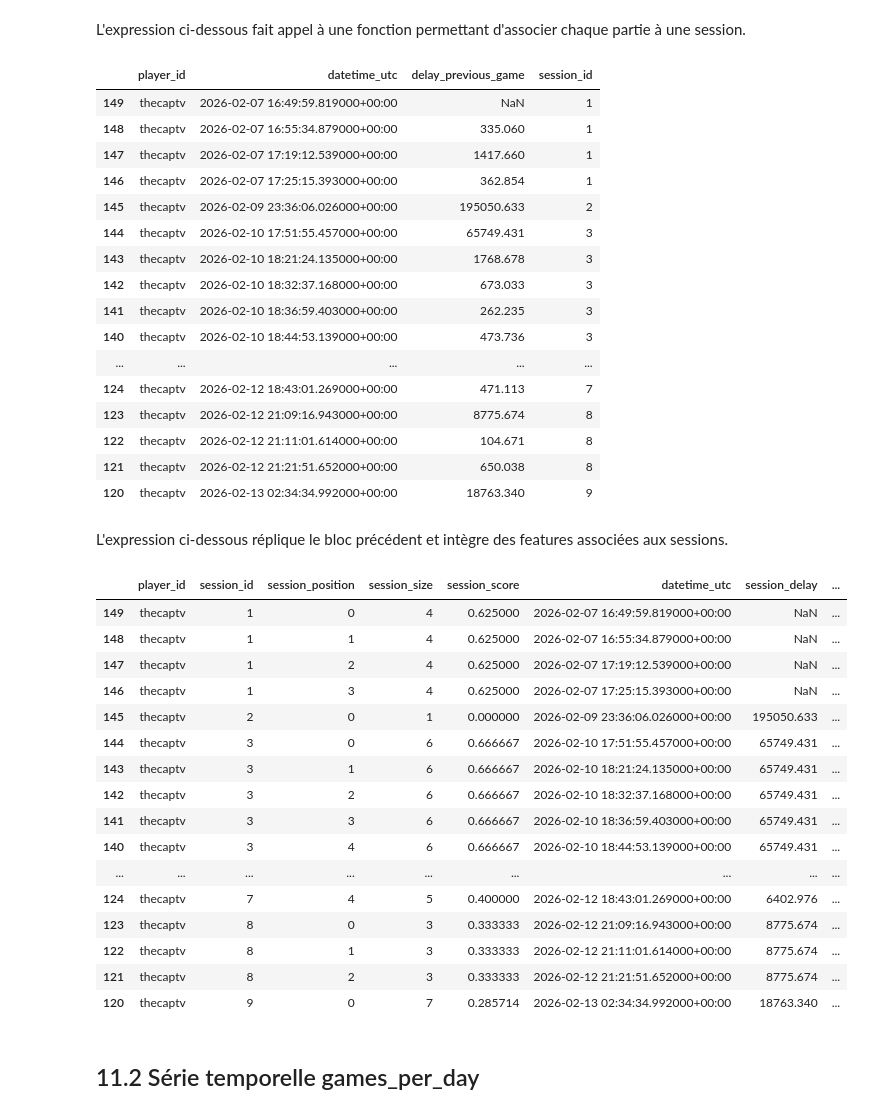
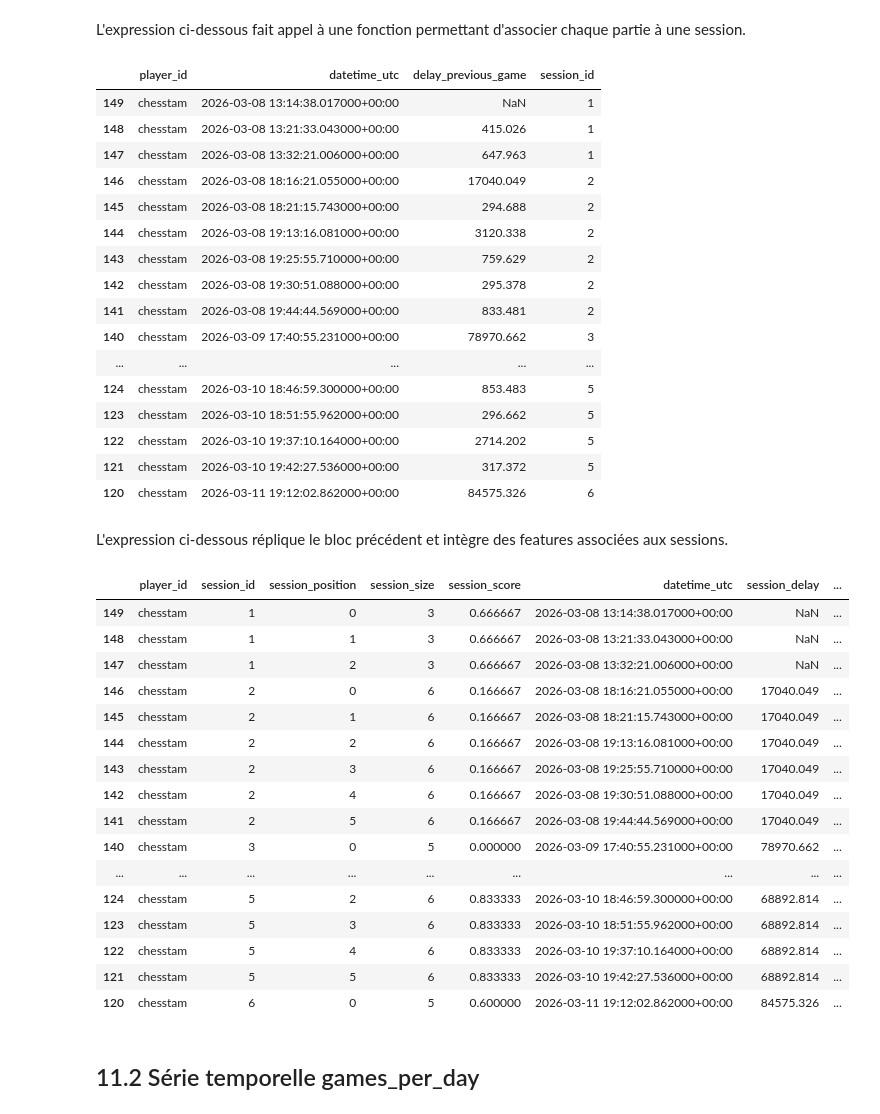
Before and after one commit to rmnlmr-3011/clustering_chess_player_lichess, a Jupyter notebook: notebooks/berserk_api_test.ipynb, the cells around one changed output. Cells and saved outputs as stored; diff of their text form; code cells hidden in the pictures.

```diff
--- a/notebooks/berserk_api_test.ipynb
+++ b/notebooks/berserk_api_test.ipynb
@@ -65,11 +65,18 @@ pprint(account)
 # %% [markdown]
 Dans cet exemple, il est importé les parties du joueur Chesstam. Un maximim de 5 parties sont importées. Seules des parties jouées en mode rapide sont considérées.
 # %%
-username = "thecaptv"
+import datetime
+
+username = "chesstam"
+
+start = berserk.utils.to_millis(datetime.datetime(2018, 12, 8))
+end = berserk.utils.to_millis(datetime.datetime(2018, 12, 9))
 
 games = client.games.export_by_player(
     username,
     max=150,
+    since="start",
+    until="end",
     perf_type="rapid",
     opening=True,
 )
@@ -231,7 +238,7 @@ from src.ingestion.build_player_games import build_player_games
 
 df_player_games = build_player_games(games)
 
-df_player_games = df_player_games[df_player_games["player_id"] == "thecaptv"].reset_index(drop=True)
+df_player_games = df_player_games[df_player_games["player_id"] == username].reset_index(drop=True)
 
 print(len(games))
 
@@ -298,48 +305,48 @@ df_player_games_v3 = _add_sessions(df_player_games_v2)
 df_player_games_v3[["player_id", "datetime_utc", "delay_previous_game", "session_id"]].head(30)
 # %% [output]
 |  | player_id | datetime_utc | delay_previous_game | session_id |
-| 149 | thecaptv | 2026-02-07 16:49:59.819000+00:00 | NaN | 1 |
-| 148 | thecaptv | 2026-02-07 16:55:34.879000+00:00 | 335.060 | 1 |
-| 147 | thecaptv | 2026-02-07 17:19:12.539000+00:00 | 1417.660 | 1 |
-| 146 | thecaptv | 2026-02-07 17:25:15.393000+00:00 | 362.854 | 1 |
-| 145 | thecaptv | 2026-02-09 23:36:06.026000+00:00 | 195050.633 | 2 |
-| 144 | thecaptv | 2026-02-10 17:51:55.457000+00:00 | 65749.431 | 3 |
-| 143 | thecaptv | 2026-02-10 18:21:24.135000+00:00 | 1768.678 | 3 |
-| 142 | thecaptv | 2026-02-10 18:32:37.168000+00:00 | 673.033 | 3 |
-| 141 | thecaptv | 2026-02-10 18:36:59.403000+00:00 | 262.235 | 3 |
-| 140 | thecaptv | 2026-02-10 18:44:53.139000+00:00 | 473.736 | 3 |
+| 149 | chesstam | 2026-03-08 13:14:38.017000+00:00 | NaN | 1 |
+| 148 | chesstam | 2026-03-08 13:21:33.043000+00:00 | 415.026 | 1 |
+| 147 | chesstam | 2026-03-08 13:32:21.006000+00:00 | 647.963 | 1 |
+| 146 | chesstam | 2026-03-08 18:16:21.055000+00:00 | 17040.049 | 2 |
+| 145 | chesstam | 2026-03-08 18:21:15.743000+00:00 | 294.688 | 2 |
+| 144 | chesstam | 2026-03-08 19:13:16.081000+00:00 | 3120.338 | 2 |
+| 143 | chesstam | 2026-03-08 19:25:55.710000+00:00 | 759.629 | 2 |
+| 142 | chesstam | 2026-03-08 19:30:51.088000+00:00 | 295.378 | 2 |
+| 141 | chesstam | 2026-03-08 19:44:44.569000+00:00 | 833.481 | 2 |
+| 140 | chesstam | 2026-03-09 17:40:55.231000+00:00 | 78970.662 | 3 |
 | ... | ... | ... | ... | ... |
-| 124 | thecaptv | 2026-02-12 18:43:01.269000+00:00 | 471.113 | 7 |
-| 123 | thecaptv | 2026-02-12 21:09:16.943000+00:00 | 8775.674 | 8 |
-| 122 | thecaptv | 2026-02-12 21:11:01.614000+00:00 | 104.671 | 8 |
-| 121 | thecaptv | 2026-02-12 21:21:51.652000+00:00 | 650.038 | 8 |
-| 120 | thecaptv | 2026-02-13 02:34:34.992000+00:00 | 18763.340 | 9 |
+| 124 | chesstam | 2026-03-10 18:46:59.300000+00:00 | 853.483 | 5 |
+| 123 | chesstam | 2026-03-10 18:51:55.962000+00:00 | 296.662 | 5 |
+| 122 | chesstam | 2026-03-10 19:37:10.164000+00:00 | 2714.202 | 5 |
+| 121 | chesstam | 2026-03-10 19:42:27.536000+00:00 | 317.372 | 5 |
+| 120 | chesstam | 2026-03-11 19:12:02.862000+00:00 | 84575.326 | 6 |
 # %% [markdown]
 L'expression ci-dessous réplique le bloc précédent et intègre des features associées aux sessions.
 # %%
 from src.features.session_features import add_sessions
 
-df_player_games_v4 = add_sessions(df_player_games_v2)
+df_player_games_v4 = add_sessions(df_player_games_v3)
 
 df_player_games_v4[["player_id", "session_id", "session_position", "session_size", "session_score", "datetime_utc", "session_delay", "session_discrete_delay"]].head(30)
 # %% [output]
 |  | player_id | session_id | session_position | session_size | session_score | datetime_utc | session_delay | ... |
-| 149 | thecaptv | 1 | 0 | 4 | 0.625000 | 2026-02-07 16:49:59.819000+00:00 | NaN | ... |
-| 148 | thecaptv | 1 | 1 | 4 | 0.625000 | 2026-02-07 16:55:34.879000+00:00 | NaN | ... |
-| 147 | thecaptv | 1 | 2 | 4 | 0.625000 | 2026-02-07 17:19:12.539000+00:00 | NaN | ... |
-| 146 | thecaptv | 1 | 3 | 4 | 0.625000 | 2026-02-07 17:25:15.393000+00:00 | NaN | ... |
-| 145 | thecaptv | 2 | 0 | 1 | 0.000000 | 2026-02-09 23:36:06.026000+00:00 | 195050.633 | ... |
-| 144 | thecaptv | 3 | 0 | 6 | 0.666667 | 2026-02-10 17:51:55.457000+00:00 | 65749.431 | ... |
-| 143 | thecaptv | 3 | 1 | 6 | 0.666667 | 2026-02-10 18:21:24.135000+00:00 | 65749.431 | ... |
-| 142 | thecaptv | 3 | 2 | 6 | 0.666667 | 2026-02-10 18:32:37.168000+00:00 | 65749.431 | ... |
-| 141 | thecaptv | 3 | 3 | 6 | 0.666667 | 2026-02-10 18:36:59.403000+00:00 | 65749.431 | ... |
-| 140 | thecaptv | 3 | 4 | 6 | 0.666667 | 2026-02-10 18:44:53.139000+00:00 | 65749.431 | ... |
+| 149 | chesstam | 1 | 0 | 3 | 0.666667 | 2026-03-08 13:14:38.017000+00:00 | NaN | ... |
+| 148 | chesstam | 1 | 1 | 3 | 0.666667 | 2026-03-08 13:21:33.043000+00:00 | NaN | ... |
+| 147 | chesstam | 1 | 2 | 3 | 0.666667 | 2026-03-08 13:32:21.006000+00:00 | NaN | ... |
+| 146 | chesstam | 2 | 0 | 6 | 0.166667 | 2026-03-08 18:16:21.055000+00:00 | 17040.049 | ... |
+| 145 | chesstam | 2 | 1 | 6 | 0.166667 | 2026-03-08 18:21:15.743000+00:00 | 17040.049 | ... |
+| 144 | chesstam | 2 | 2 | 6 | 0.166667 | 2026-03-08 19:13:16.081000+00:00 | 17040.049 | ... |
+| 143 | chesstam | 2 | 3 | 6 | 0.166667 | 2026-03-08 19:25:55.710000+00:00 | 17040.049 | ... |
+| 142 | chesstam | 2 | 4 | 6 | 0.166667 | 2026-03-08 19:30:51.088000+00:00 | 17040.049 | ... |
+| 141 | chesstam | 2 | 5 | 6 | 0.166667 | 2026-03-08 19:44:44.569000+00:00 | 17040.049 | ... |
+| 140 | chesstam | 3 | 0 | 5 | 0.000000 | 2026-03-09 17:40:55.231000+00:00 | 78970.662 | ... |
 | ... | ... | ... | ... | ... | ... | ... | ... | ... |
-| 124 | thecaptv | 7 | 4 | 5 | 0.400000 | 2026-02-12 18:43:01.269000+00:00 | 6402.976 | ... |
-| 123 | thecaptv | 8 | 0 | 3 | 0.333333 | 2026-02-12 21:09:16.943000+00:00 | 8775.674 | ... |
-| 122 | thecaptv | 8 | 1 | 3 | 0.333333 | 2026-02-12 21:11:01.614000+00:00 | 8775.674 | ... |
-| 121 | thecaptv | 8 | 2 | 3 | 0.333333 | 2026-02-12 21:21:51.652000+00:00 | 8775.674 | ... |
-| 120 | thecaptv | 9 | 0 | 7 | 0.285714 | 2026-02-13 02:34:34.992000+00:00 | 18763.340 | ... |
+| 124 | chesstam | 5 | 2 | 6 | 0.833333 | 2026-03-10 18:46:59.300000+00:00 | 68892.814 | ... |
+| 123 | chesstam | 5 | 3 | 6 | 0.833333 | 2026-03-10 18:51:55.962000+00:00 | 68892.814 | ... |
+| 122 | chesstam | 5 | 4 | 6 | 0.833333 | 2026-03-10 19:37:10.164000+00:00 | 68892.814 | ... |
+| 121 | chesstam | 5 | 5 | 6 | 0.833333 | 2026-03-10 19:42:27.536000+00:00 | 68892.814 | ... |
+| 120 | chesstam | 6 | 0 | 5 | 0.600000 | 2026-03-11 19:12:02.862000+00:00 | 84575.326 | ... |
 # %% [markdown]
 ## 11.2 Série temporelle games_per_day
 # %% [markdown]
```
Also changed, not shown: parts of 24 cells of this notebook, 6 other files.
